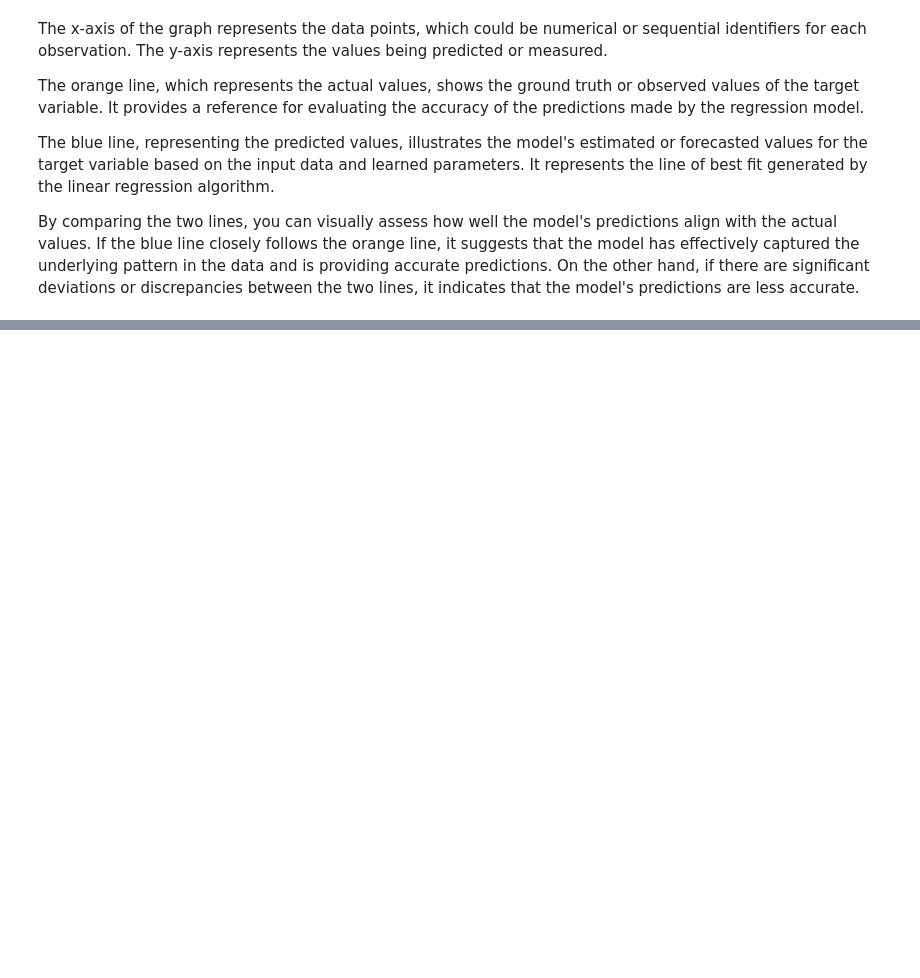
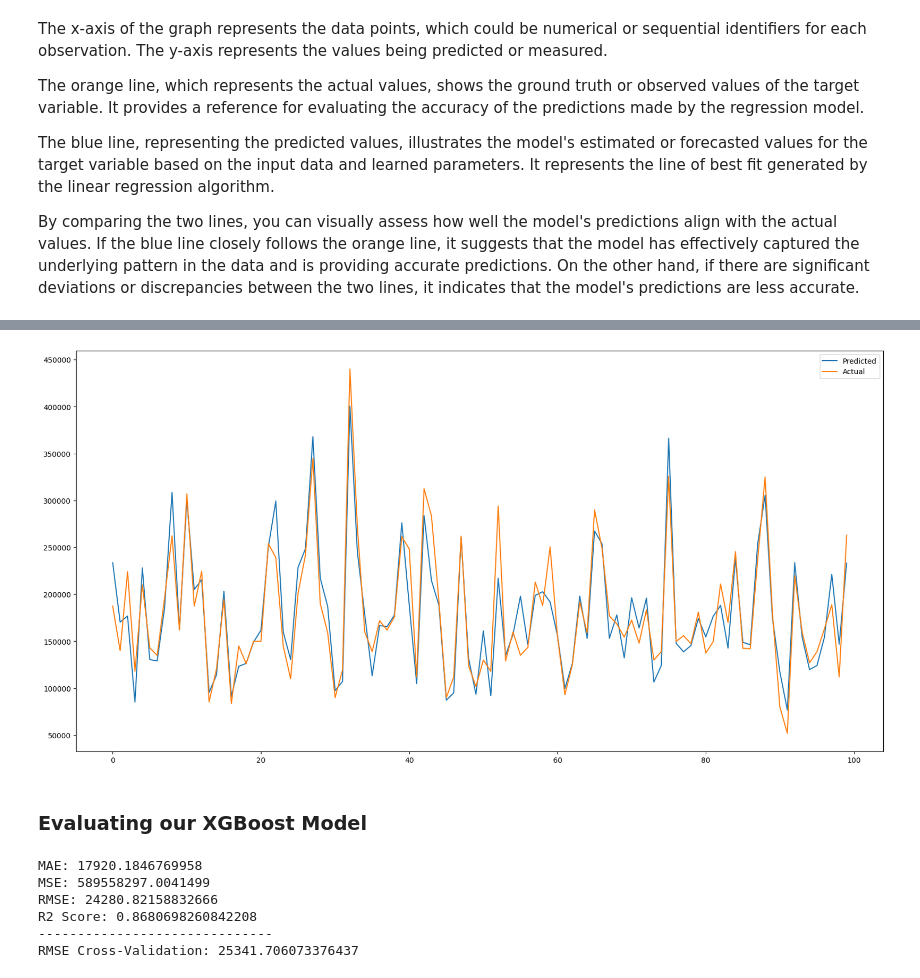
Before and after one commit to ritik1804k/House-Prices---Regression-Techniques-by-Ritik-, a Jupyter notebook: house-prices-regression-techniques-by-ritik.ipynb, the cells around one changed output, grey strips where cells are left out. Saved outputs shown, nothing was run; the diff lists cells and outputs as text; code cells hidden in the pictures; blank space fills up the shorter version.

```diff
--- a/house-prices-regression-techniques-by-ritik.ipynb
+++ b/house-prices-regression-techniques-by-ritik.ipynb
@@ -663,0 +741,6 @@ By comparing the two lines, you can visually assess how well the model's predict
+# %%
+# Model  Implementation
+
+xgb_reg = XGBRegressor(n_estimators=100)  # You can adjust the number of estimators
+xgb_reg.fit(X_train, y_train)
+predictions_xgb = xgb_reg.predict(X_test)
@@ -663,0 +767,30 @@ By comparing the two lines, you can visually assess how well the model's predict
+# %%
+# ploting line graph to visualize predicted and actual value
+plt.figure(figsize=(20,10))
+plt.plot(predictions_xgb[:100])
+plt.plot(np.array(y_test[:100]))
+plt.legend(["Predicted","Actual"])
+plt.show()
+# %% [output]
+[figure, added]
+# %% [markdown]
+### Evaluating our XGBoost Model
+# %%
+mae, mse, rmse, r_squared = evaluation(y_test, predictions_xgb)
+print("MAE:", mae)
+print("MSE:", mse)
+print("RMSE:", rmse)
+print("R2 Score:", r_squared)
+print("-"*30)
+rmse_cross_val = rmse_cv(xgb_reg)
+print("RMSE Cross-Validation:", rmse_cross_val)
+
+new_row = {"Model": "XGBRegressor","MAE": mae, "MSE": mse, "RMSE": rmse, "R2 Score": r_squared, "RMSE (Cross-Validation)": rmse_cross_val}
+models = models.append(new_row, ignore_index=True)
+# %% [output]
+MAE: 17920.1846769958
+MSE: 589558297.0041499
+RMSE: 24280.82158832666
+R2 Score: 0.8680698260842208
+------------------------------
+RMSE Cross-Validation: 25341.706073376437
```
Also changed, not shown: parts of 17 cells of this notebook.
